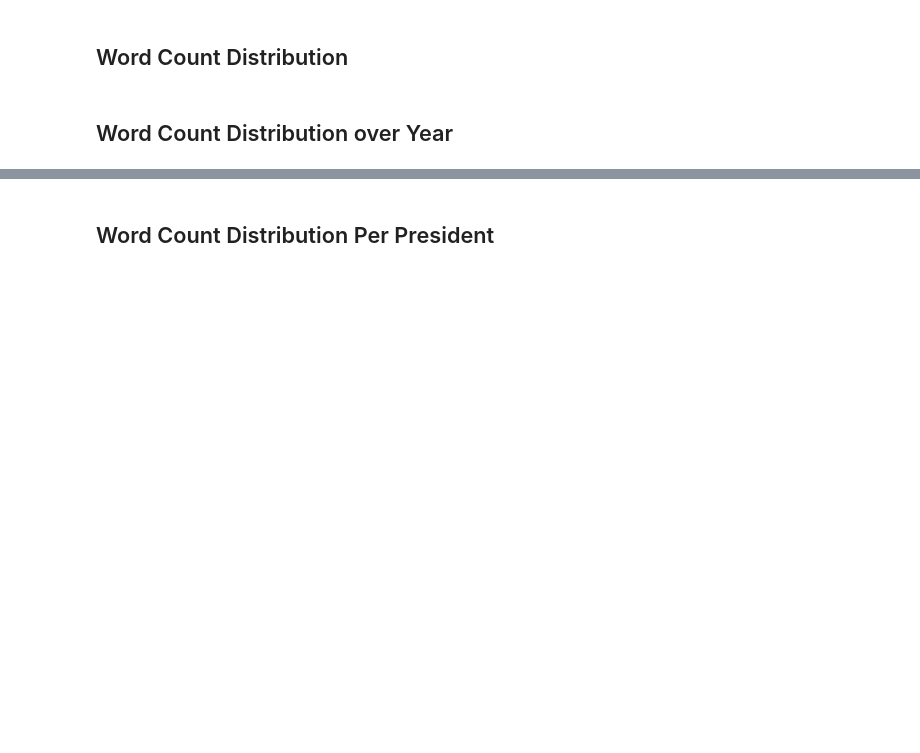
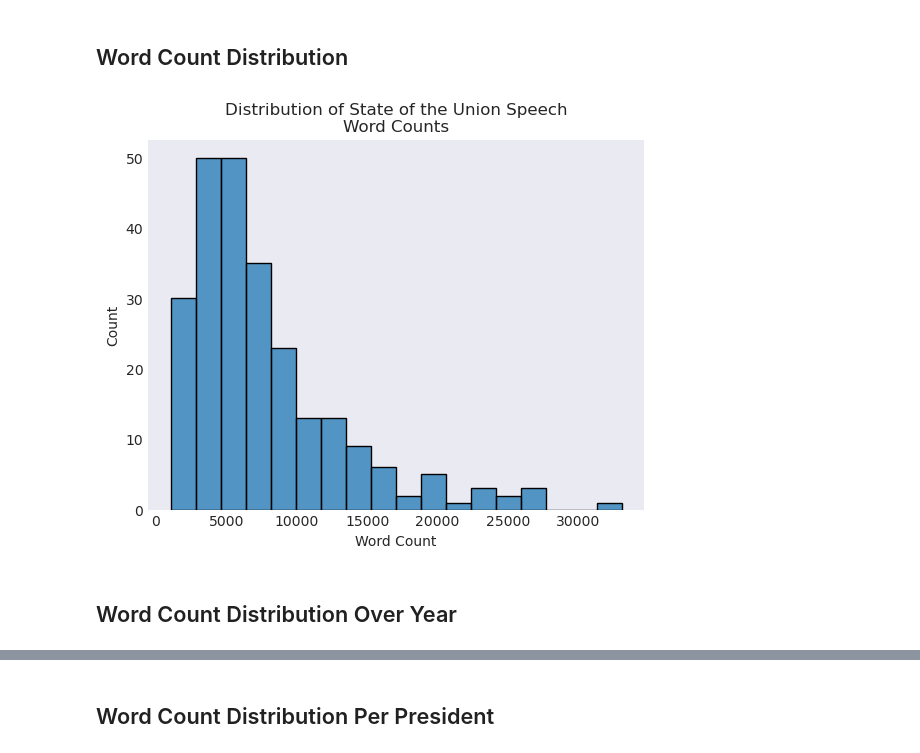
Before and after one commit to UCB-stat-159-f25/proj02-group27, a Jupyter notebook: nlp-P01.ipynb, the cells around one changed output, grey strips where cells are left out. Drawn from its saved outputs; the diff is of its cells as text; code cells hidden in the pictures; blank space fills up the shorter version.

```diff
--- a/nlp-P01.ipynb
+++ b/nlp-P01.ipynb
@@ -36,9 +57,13 @@ plt.ylabel('Count')
 # %%
 ax=plt.subplots()
 ax=sns.histplot(data=sou,x="Word Count")
 ax.set_title("Distribution of State of the Union Speech\nWord Counts")
+outplot3 = "wcd.png"
+plt.savefig("outputs/"+outplot3,format="png")
+# %% [output]
+[figure, added]
 # %% [markdown]
-## Word Count Distribution over Year
+## Word Count Distribution Over Year
 # %%
 ax=plt.subplots()
 ax=sns.scatterplot(data=sou,x="Word Count",y="Year")
```
Also changed, not shown: parts of 5 cells of this notebook, 6 other files.
